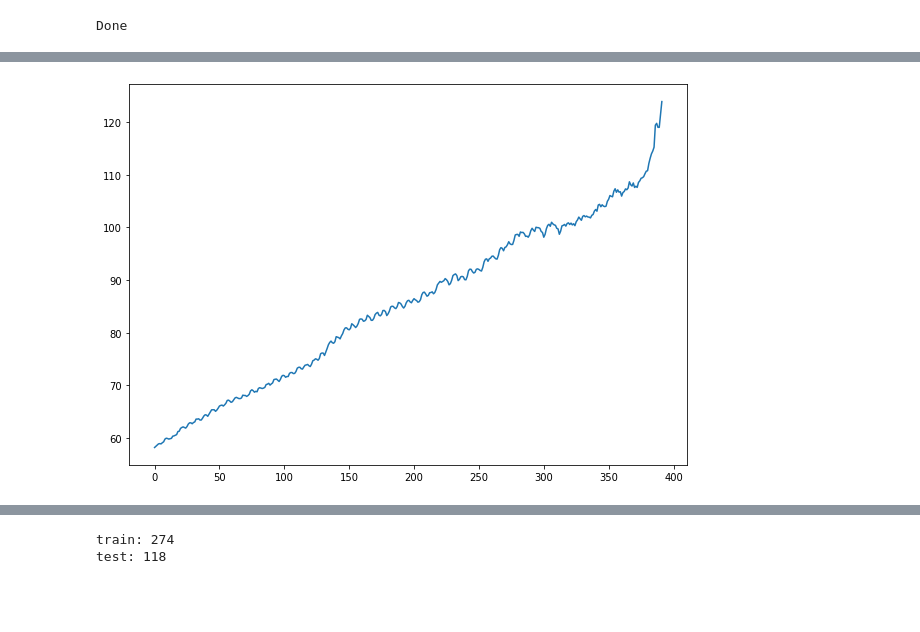
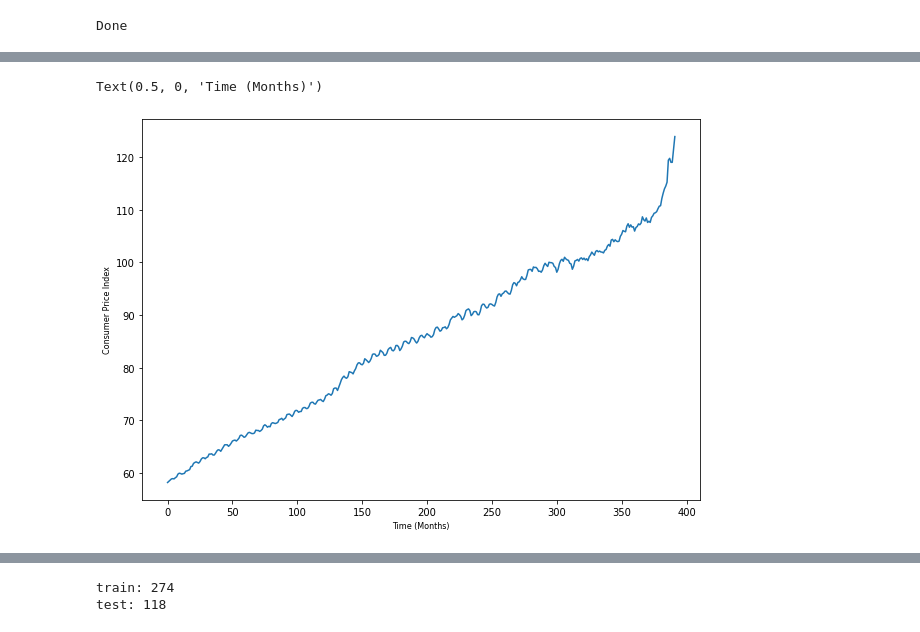
Before and after one commit to Migalvao/TimeSeriesAnalysis, a Jupyter notebook: main.ipynb, the cells around one changed output, grey strips where cells are left out. Cells and saved outputs as stored; diff of their text form; code cells hidden in the pictures; blank space fills up the shorter version.

```diff
--- a/main.ipynb
+++ b/main.ipynb
@@ -24,7 +24,7 @@ country_data = df[(df['Country Name'] == country) & (df['Indicator Code'] == 'PC
 
 # Extract CPI information
 country_cpi_data = country_data.iloc[0, 5:-2].to_numpy(dtype=np.float64)
-country_cpi_data = pd.Series(data=country_cpi_data, index=np.arange(len(country_cpi_data)))
+country_cpi_data = pd.Series(data=country_cpi_data, index=np.arange(len(country_cpi_data)), name="CPI TS")
 
 print("Done")
 # %% [output]
@@ -78,11 +38,8 @@ ticks
-# %%
-# plot time series
-y = country_cpi_data
-x = np.arange(len(y))
-
-f = plt.figure(figsize=(10,7))
-plt.plot(x, y)
-#plt.xticks(x, year_month)
-f.show()
-# %% [output]
-[figure, removed]
+# %%
+# plot time series
+ax = country_cpi_data.plot(figsize=(10,7))
+ax.set_ylabel('Consumer Price Index',fontdict={'fontsize':8})
+ax.set_xlabel('Time (Months)',fontdict={'fontsize':8})
+# %% [output]
+Text(0.5, 0, 'Time (Months)')
+[figure, added]
```
Also changed, not shown: parts of 4 cells of this notebook.
